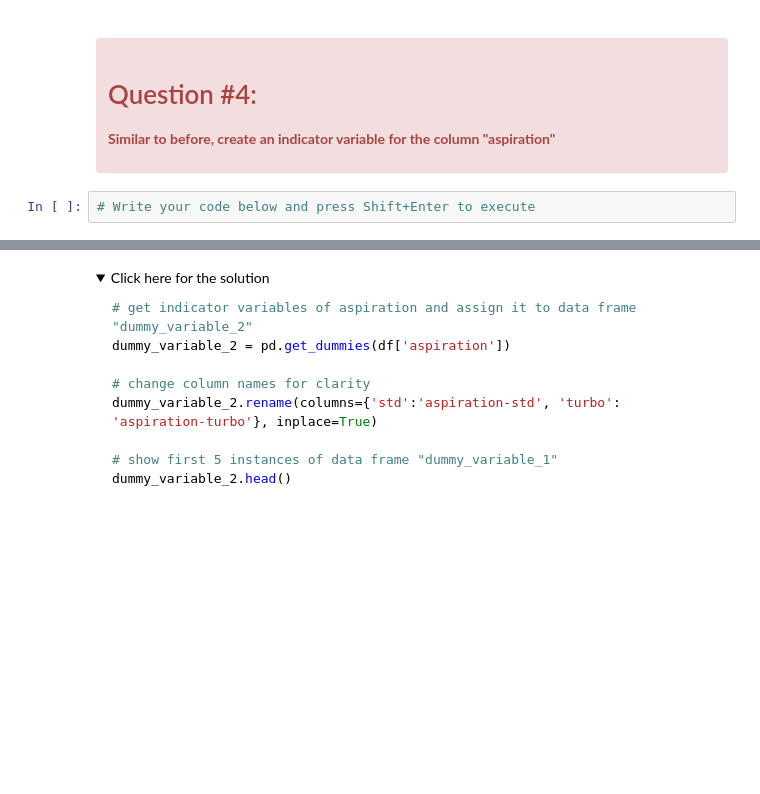
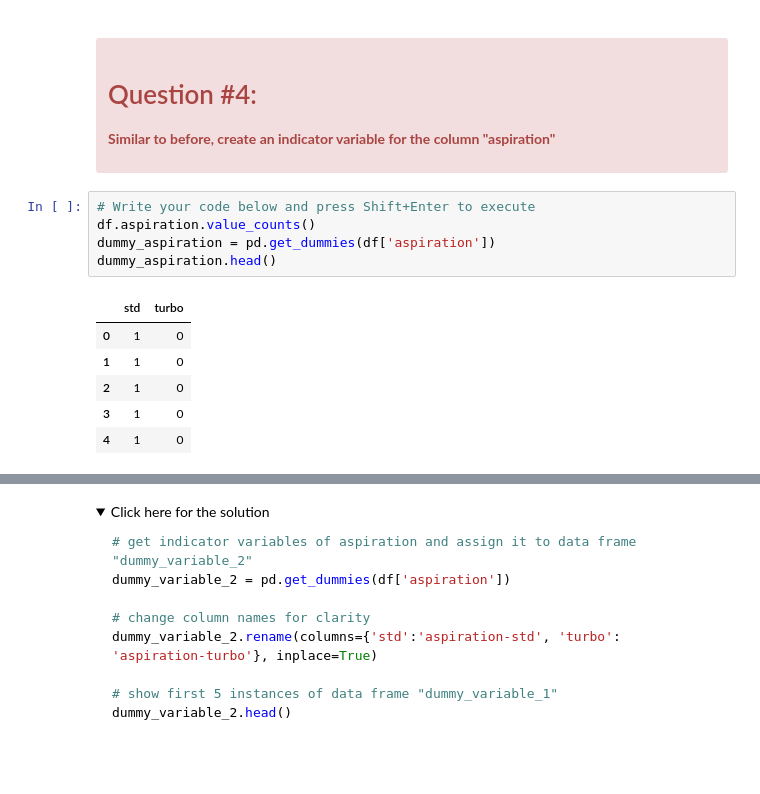
Before and after one commit to tackel/Data-analytic-with-python, a Jupyter notebook: DA0101EN-2-Review-Data-Wrangling.jupyterlite.ipynb, the cells around one changed output, grey strips where cells are left out. Cells and saved outputs as stored; diff of their text form; folded sections open; blank space fills up the shorter version.

```diff
--- a/DA0101EN-2-Review-Data-Wrangling.jupyterlite.ipynb
+++ b/DA0101EN-2-Review-Data-Wrangling.jupyterlite.ipynb
@@ -808,3 +797,13 @@ The last two columns are now the indicator variable representation of the fuel-t
 </div>
 # %%
 # Write your code below and press Shift+Enter to execute
+df.aspiration.value_counts()
+dummy_aspiration = pd.get_dummies(df['aspiration'])
+dummy_aspiration.head()
+# %% [output]
+|  | std | turbo |
+| 0 | 1 | 0 |
+| 1 | 1 | 0 |
+| 2 | 1 | 0 |
+| 3 | 1 | 0 |
+| 4 | 1 | 0 |
```
Also changed, not shown: parts of 4 cells of this notebook, 4 other files.
